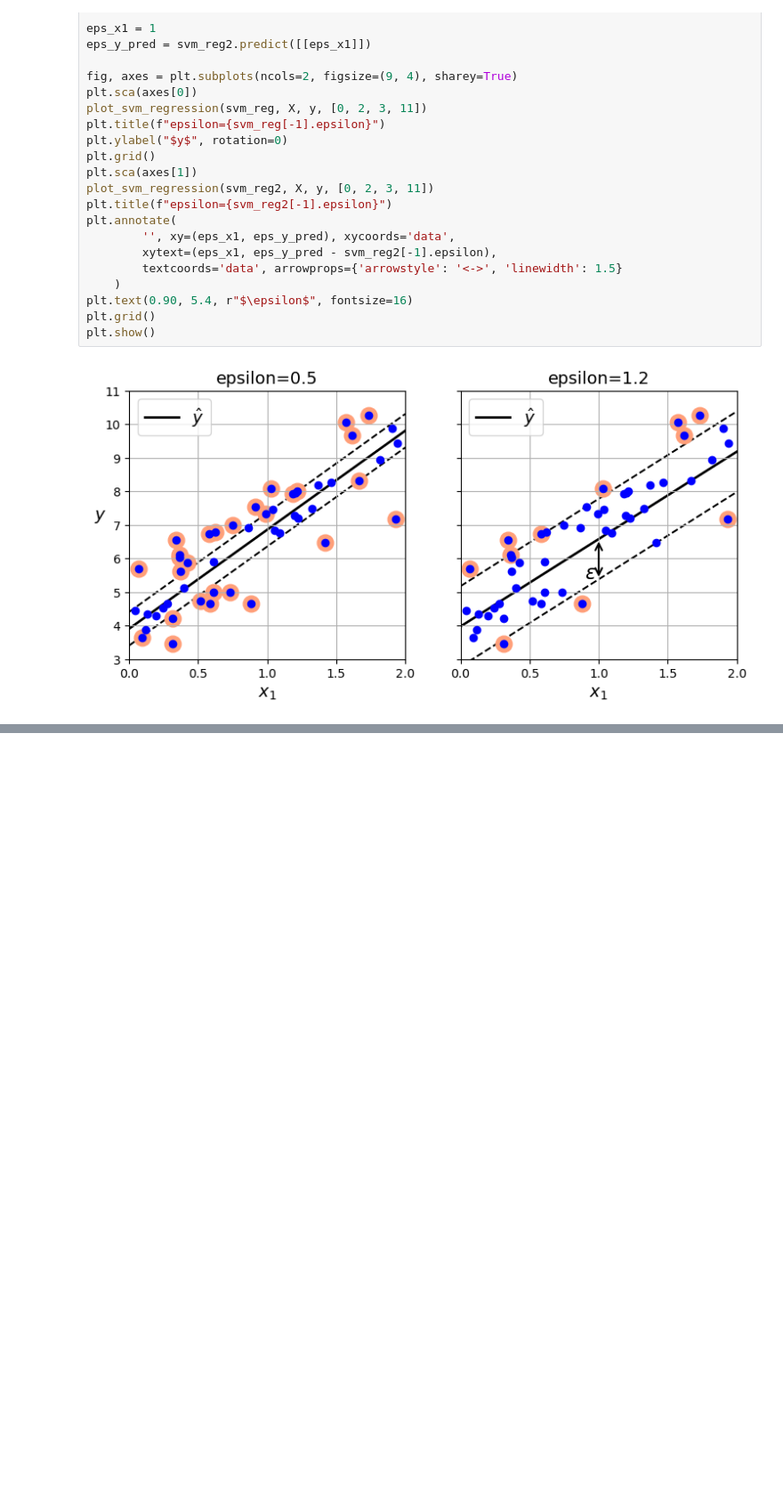
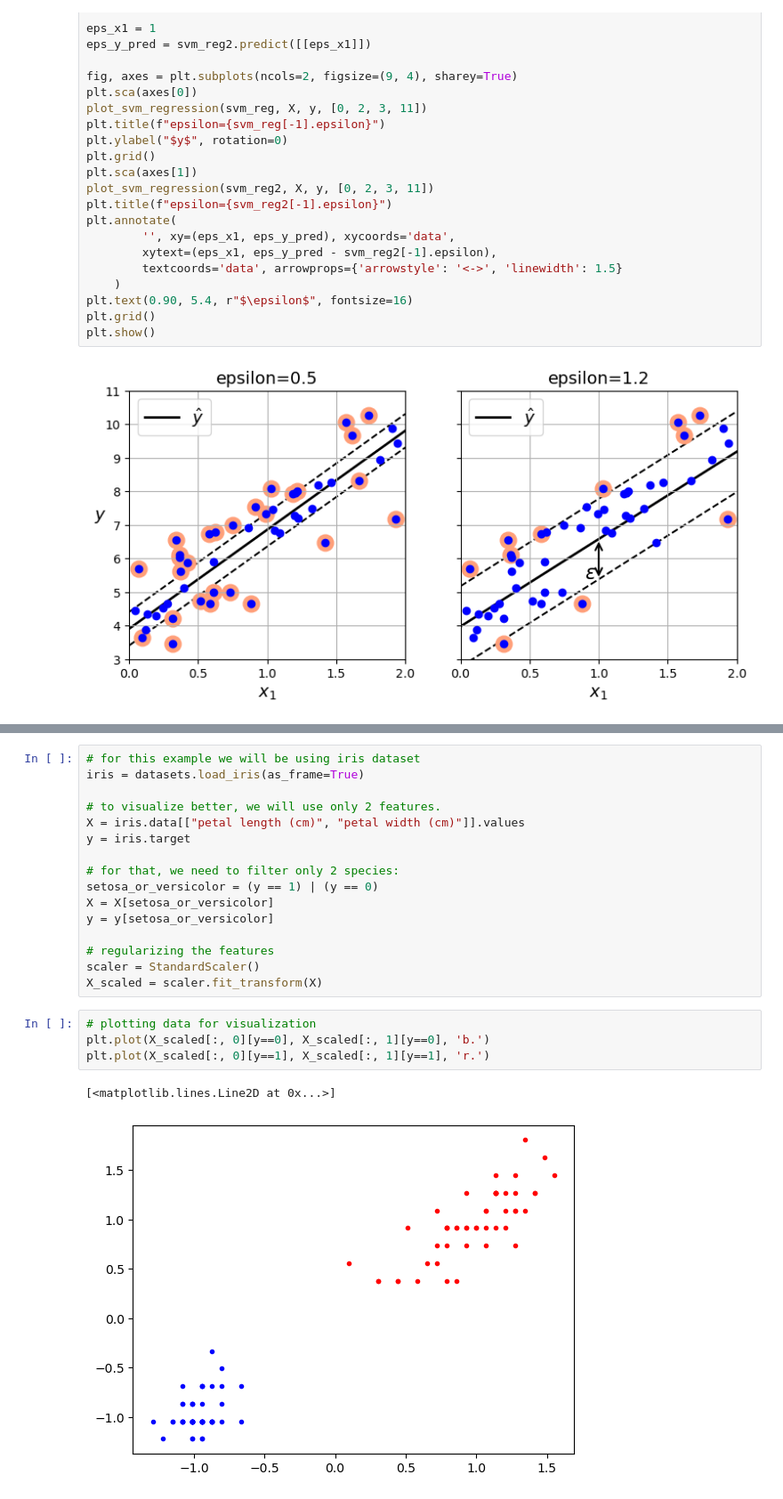
Before and after one commit to edmar-bevilaqua/data_science, a Jupyter notebook: Fundamentals/support_vector_machines.ipynb, the cells around one changed output, grey strips where cells are left out. Shown at 89% size. Drawn from its saved outputs; the diff is of its cells as text; blank space fills up the shorter version.

```diff
--- a/Fundamentals/support_vector_machines.ipynb
+++ b/Fundamentals/support_vector_machines.ipynb
@@ -585,0 +637,23 @@ plt.show()
+# %%
+# for this example we will be using iris dataset
+iris = datasets.load_iris(as_frame=True)
+
+# to visualize better, we will use only 2 features.
+X = iris.data[["petal length (cm)", "petal width (cm)"]].values
+y = iris.target
+
+# for that, we need to filter only 2 species:
+setosa_or_versicolor = (y == 1) | (y == 0)
+X = X[setosa_or_versicolor]
+y = y[setosa_or_versicolor]
+
+# regularizing the features
+scaler = StandardScaler()
+X_scaled = scaler.fit_transform(X)
+# %%
+# plotting data for visualization
+plt.plot(X_scaled[:, 0][y==0], X_scaled[:, 1][y==0], 'b.')
+plt.plot(X_scaled[:, 0][y==1], X_scaled[:, 1][y==1], 'r.')
+# %% [output]
+[<matplotlib.lines.Line2D at 0x...>]
+[figure, added]
```
Also changed, not shown: parts of 13 cells of this notebook, 1 other file.
